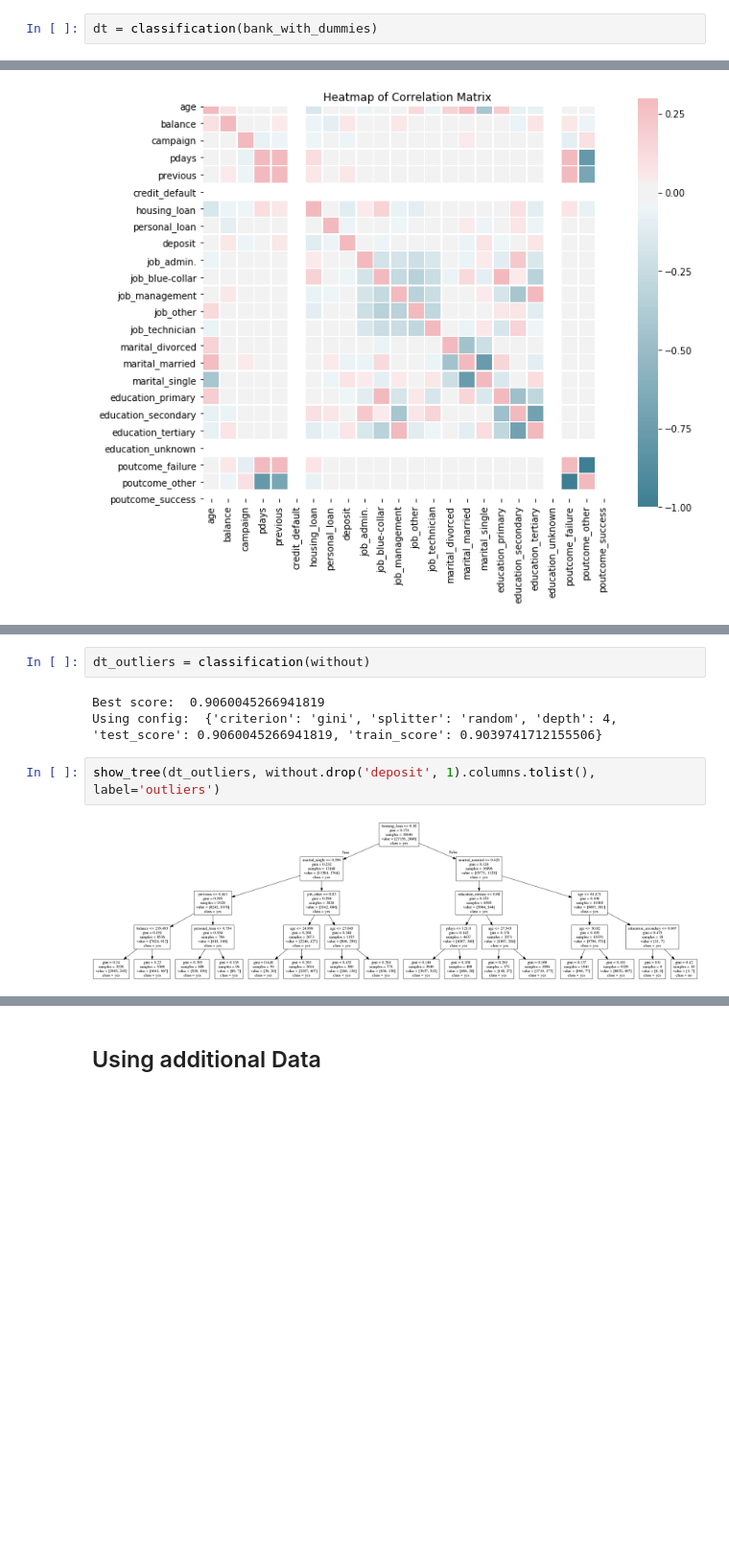
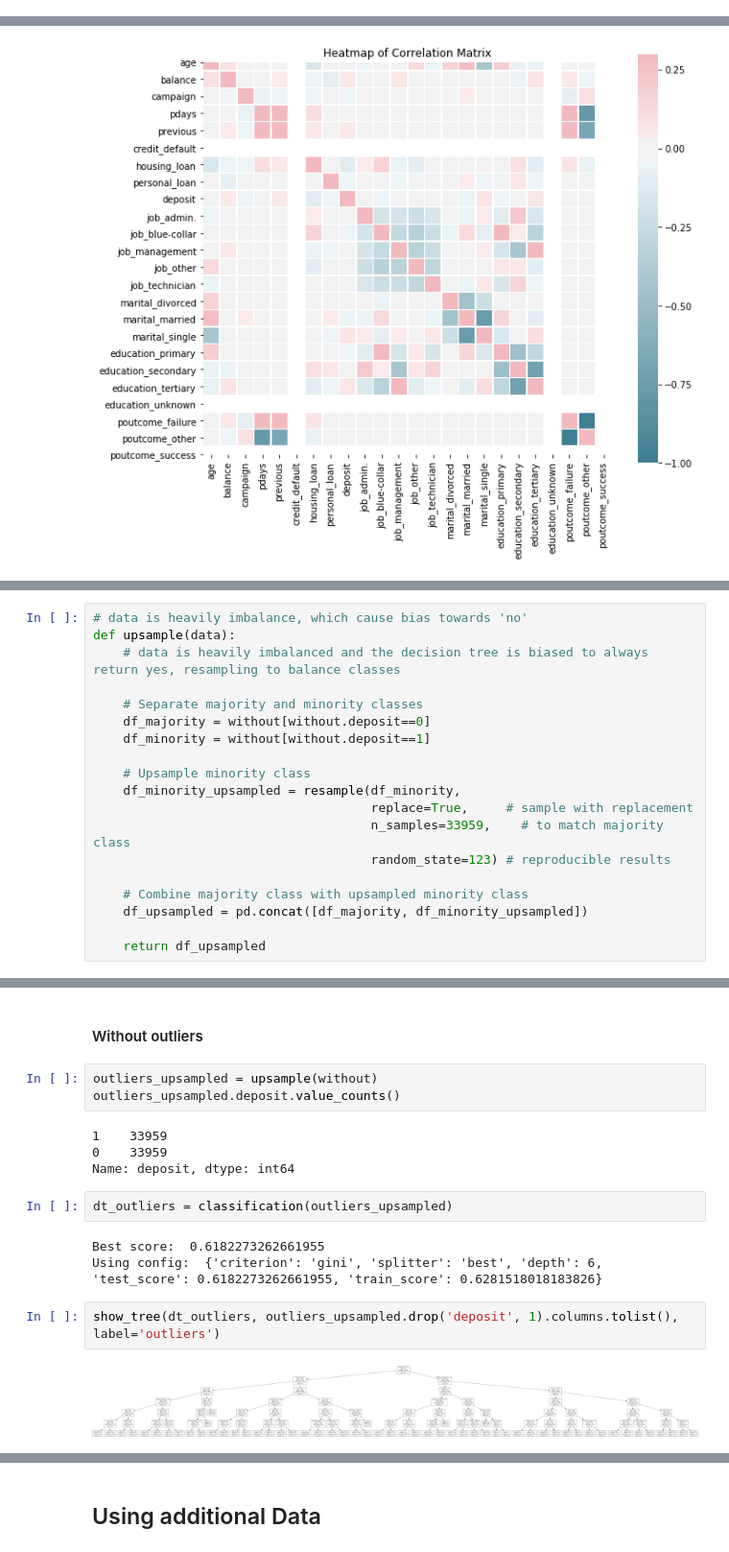
Before and after one commit to sbernal93/idss-project, a Jupyter notebook: bank.ipynb, the cells around one changed output, grey strips where cells are left out. Shown at 96% size. Cells and saved outputs as stored; diff of their text form; blank space fills up the shorter version.

Commit message:
Upsample imbalanced data

```diff
--- a/bank.ipynb
+++ b/bank.ipynb
@@ -232,2 +173,0 @@ def show_tree(dt, features, label='full'):
-# %%
-dt = classification(bank_with_dummies)
@@ -484,0 +403,19 @@ plt.show()
+# %%
+# data is heavily imbalance, which cause bias towards 'no'
+def upsample(data):
+    # data is heavily imbalanced and the decision tree is biased to always return yes, resampling to balance classes
+
+    # Separate majority and minority classes
+    df_majority = without[without.deposit==0]
+    df_minority = without[without.deposit==1]
+
+    # Upsample minority class
+    df_minority_upsampled = resample(df_minority,
+                                     replace=True,     # sample with replacement
+                                     n_samples=33959,    # to match majority class
+                                     random_state=123) # reproducible results
+
+    # Combine majority class with upsampled minority class
+    df_upsampled = pd.concat([df_majority, df_minority_upsampled])
+
+    return df_upsampled
@@ -485,9 +451,18 @@ plt.show()
+# %% [markdown]
+#### Without outliers
+# %%
+outliers_upsampled = upsample(without)
+outliers_upsampled.deposit.value_counts()
+# %% [output]
+1    33959
+0    33959
+Name: deposit, dtype: int64
 # %%
-dt_outliers = classification(without)
+dt_outliers = classification(outliers_upsampled)
 # %% [output]
-Best score:  0.9060045266941819
-Using config:  {'criterion': 'gini', 'splitter': 'random', 'depth': 4, 'test_score': 0.9060045266941819, 'train_score': 0.9039741712155506}
+Best score:  0.6182273262661955
+Using config:  {'criterion': 'gini', 'splitter': 'best', 'depth': 6, 'test_score': 0.6182273262661955, 'train_score': 0.6281518018183826}
 # %%
-show_tree(dt_outliers, without.drop('deposit', 1).columns.tolist(), label='outliers')
+show_tree(dt_outliers, outliers_upsampled.drop('deposit', 1).columns.tolist(), label='outliers')
 # %% [output]
-[figure, old version]
+[figure, new version]
```
Also changed, not shown: parts of 38 cells of this notebook, 5 other files.
